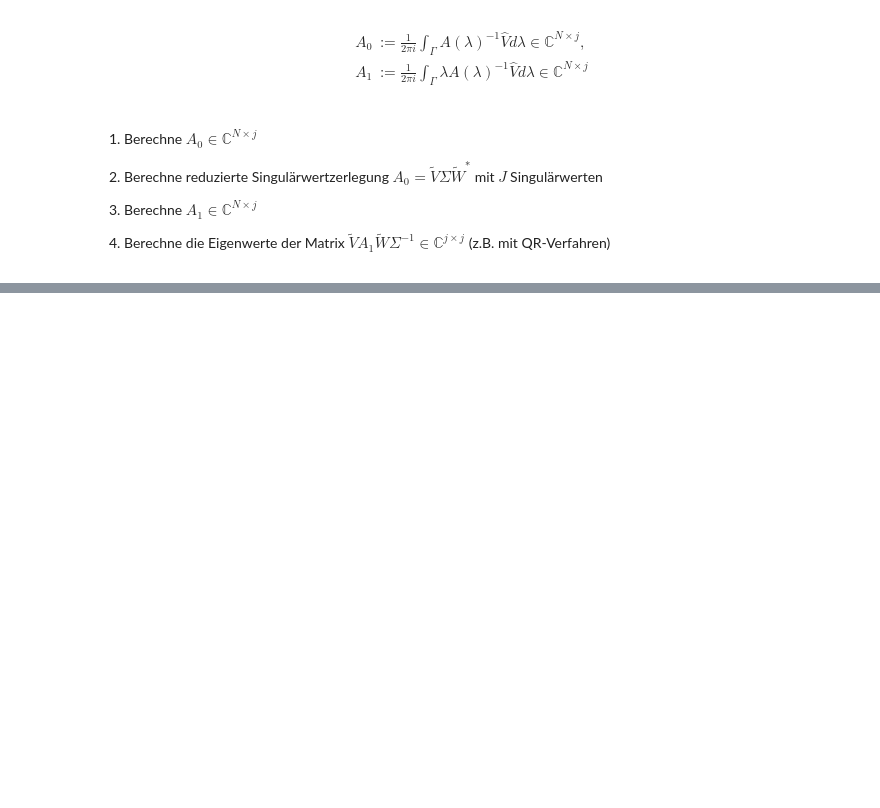
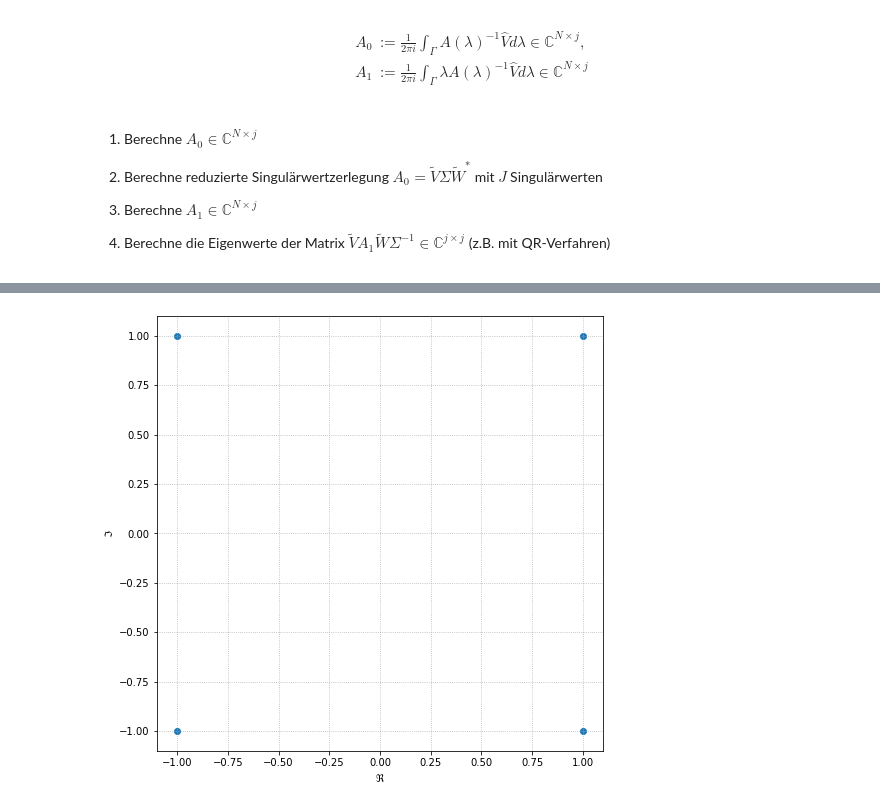
Before and after one commit to MrWhiteRichard/Fundament-Mathematik, a Jupyter notebook: WS_2020-21/SemNumLinAlg/Nichtlineare Eigenwertprobleme/main.ipynb, the cells around one changed output, grey strips where cells are left out. Saved outputs shown, nothing was run; the diff lists cells and outputs as text; code cells hidden in the pictures; blank space fills up the shorter version.

Commit message:
SemNumLinAlg: Nichtlineare Eigenwertprobleme: main.ipynb: magerer Fortschfitt

```diff
--- a/WS_2020-21/SemNumLinAlg/Nichtlineare Eigenwertprobleme/main.ipynb
+++ b/WS_2020-21/SemNumLinAlg/Nichtlineare Eigenwertprobleme/main.ipynb
@@ -142,0 +162,6 @@ array([[0.50356292, 0.25447561],
+# %%
+eigen_values = [1 + 1j, 1 - 1j, -1 + 1j, -1 - 1j]
+
+plot_complex(eigen_values)
+# %% [output]
+[figure, added]
```
Also changed, not shown: parts of 9 cells of this notebook.
